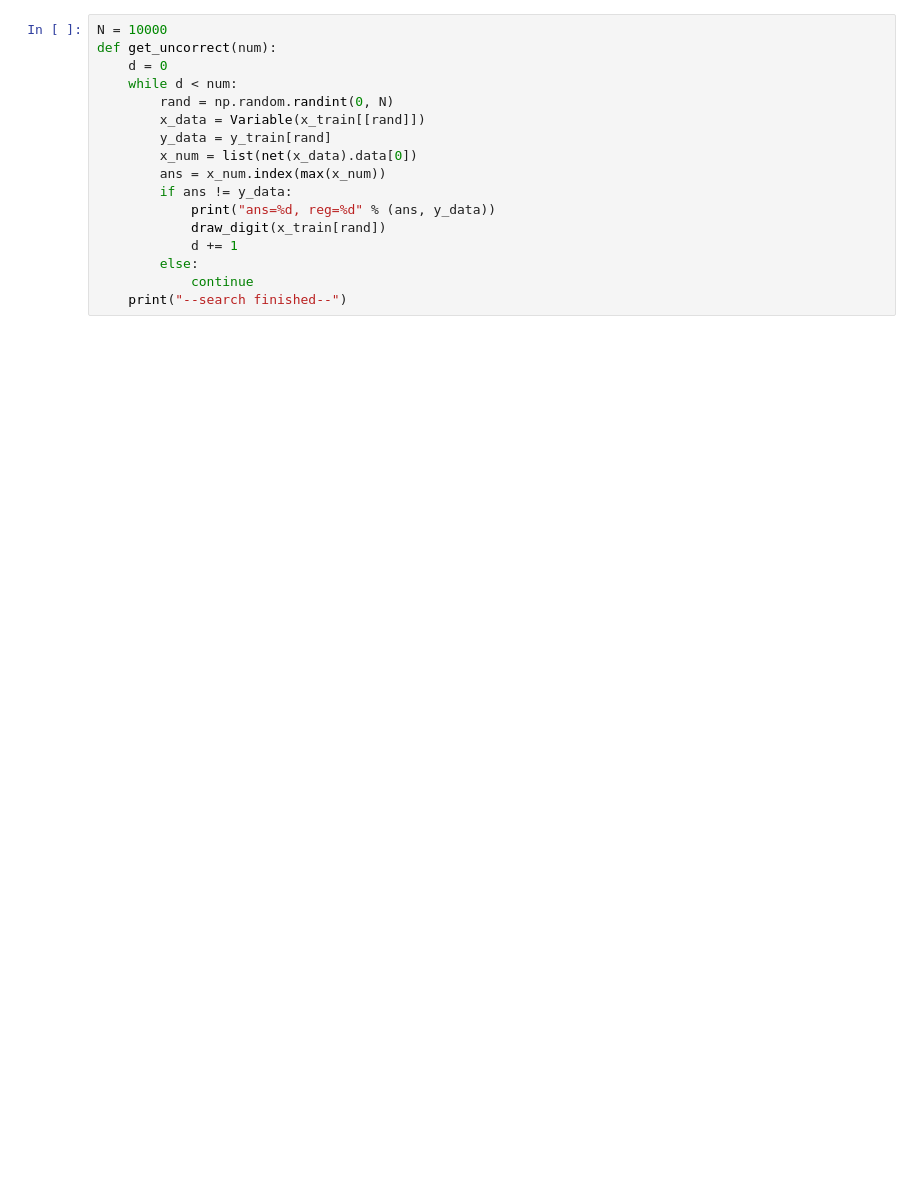
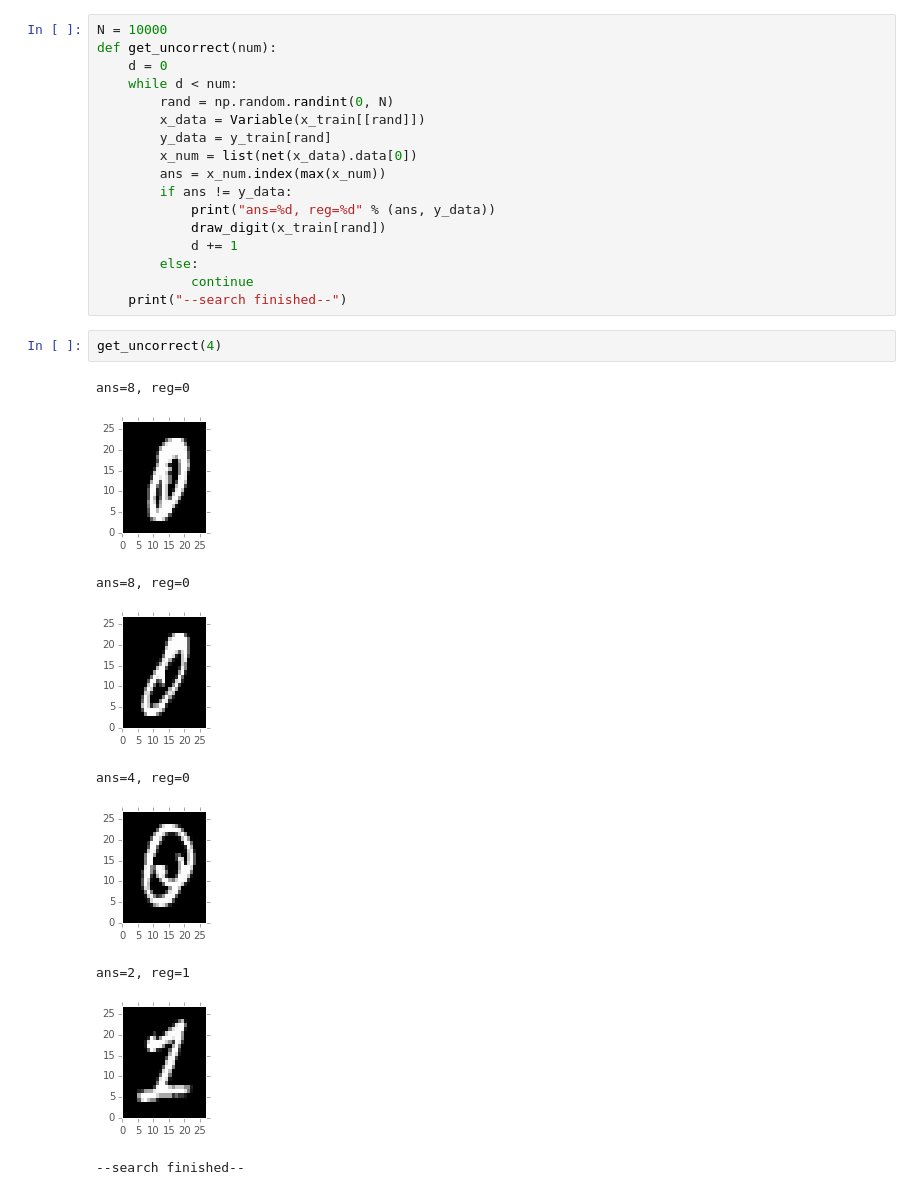
Before and after one commit to takaaki5564/demo_cnn, a Jupyter notebook: ch06_mnist.ipynb, the cells around one changed output. Saved outputs shown, nothing was run; the diff lists cells and outputs as text; blank space fills up the shorter version.

```diff
--- a/ch06_mnist.ipynb
+++ b/ch06_mnist.ipynb
@@ -178,3 +193,15 @@ def get_uncorrect(num):
         else:
             continue
     print("--search finished--")
+# %%
+get_uncorrect(4)
+# %% [output]
+ans=8, reg=0
+[figure, added]
+ans=8, reg=0
+[figure, added]
+ans=4, reg=0
+[figure, added]
+ans=2, reg=1
+[figure, added]
+--search finished--
```
Also changed, not shown: parts of 10 cells of this notebook.
